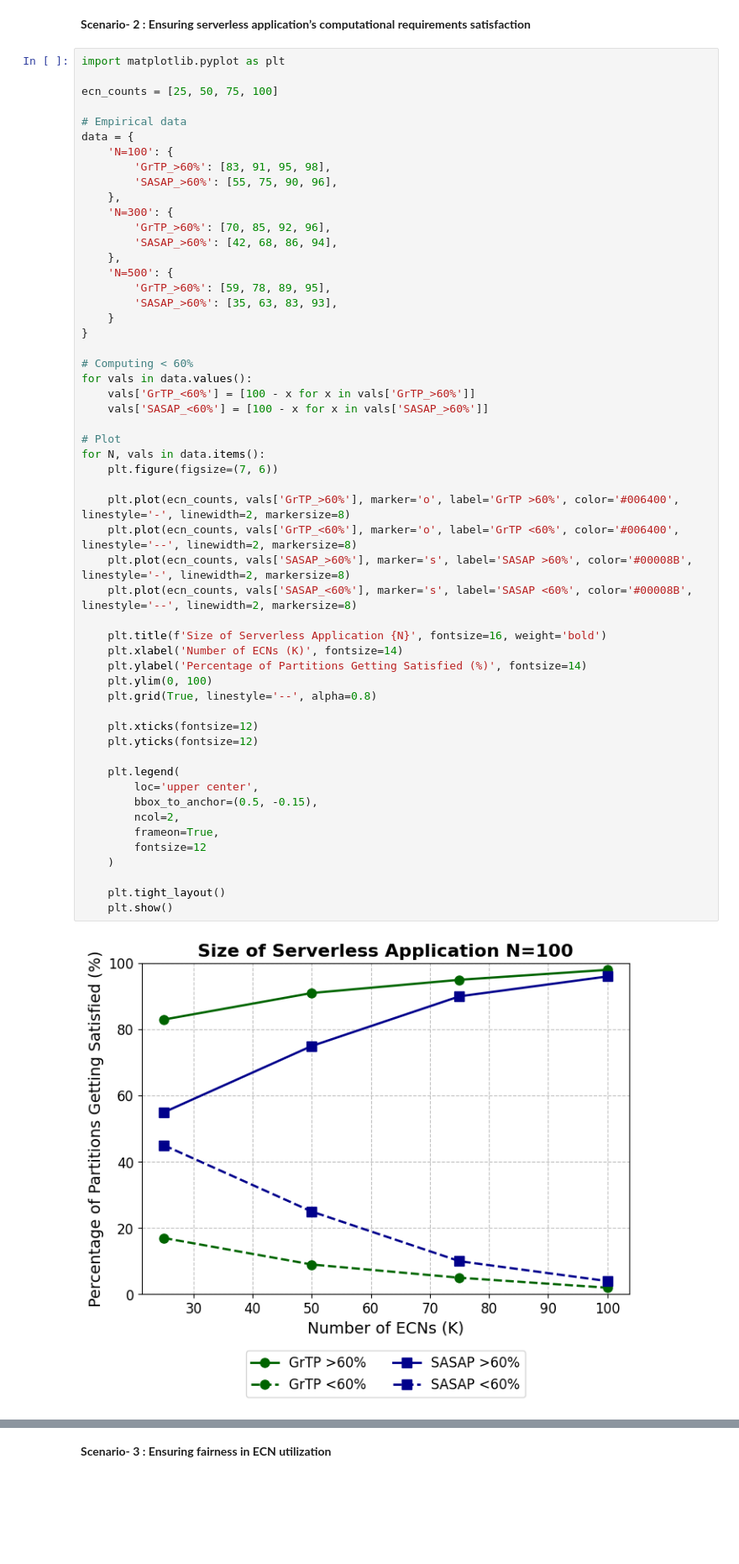
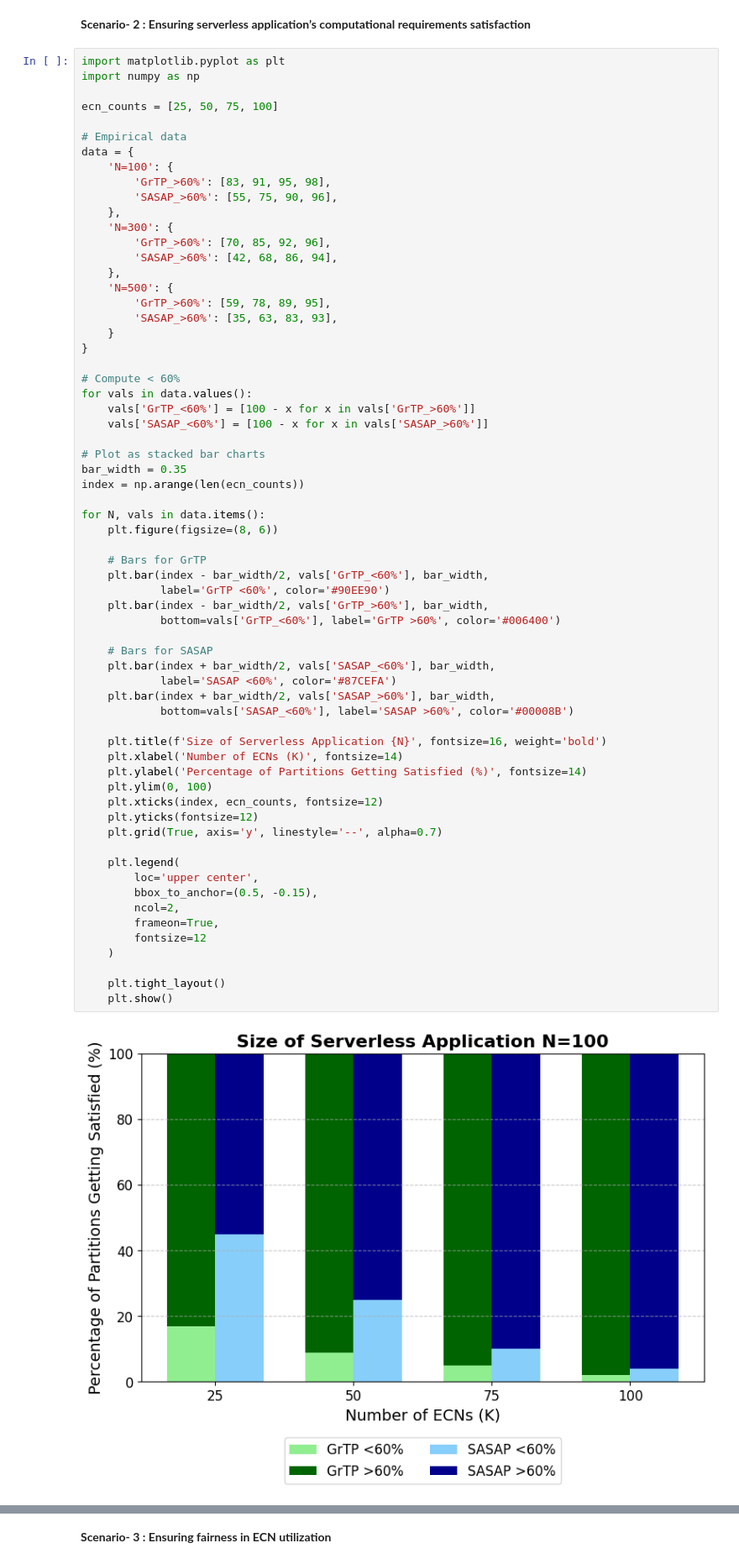
Before and after one commit to Chirag-Bhise/SASAP, a Jupyter notebook: Illustrations.ipynb, the cells around one changed output, grey strips where cells are left out. Shown at 84% size. Saved outputs shown, nothing was run; the diff lists cells and outputs as text; blank space fills up the shorter version.

```diff
--- a/Illustrations.ipynb
+++ b/Illustrations.ipynb
@@ -74,6 +74,7 @@ plt.show()
  computational requirements satisfaction**
 # %%
 import matplotlib.pyplot as plt
+import numpy as np
 
 ecn_counts = [25, 50, 75, 100]
 
@@ -90,41 +91,50 @@ data = {
     'N=500': {
         'GrTP_>60%': [59, 78, 89, 95],
         'SASAP_>60%': [35, 63, 83, 93],
     }
 }
 
-# Computing < 60%
+# Compute < 60%
 for vals in data.values():
     vals['GrTP_<60%'] = [100 - x for x in vals['GrTP_>60%']]
     vals['SASAP_<60%'] = [100 - x for x in vals['SASAP_>60%']]
 
-# Plot
+# Plot as stacked bar charts
+bar_width = 0.35
+index = np.arange(len(ecn_counts))
+
 for N, vals in data.items():
-    plt.figure(figsize=(7, 6))
+    plt.figure(figsize=(8, 6))
 
-    plt.plot(ecn_counts, vals['GrTP_>60%'], marker='o', label='GrTP >60%', color='#006400', linestyle='-', linewidth=2, markersize=8)
-    plt.plot(ecn_counts, vals['GrTP_<60%'], marker='o', label='GrTP <60%', color='#006400', linestyle='--', linewidth=2, markersize=8)
-    plt.plot(ecn_counts, vals['SASAP_>60%'], marker='s', label='SASAP >60%', color='#00008B', linestyle='-', linewidth=2, markersize=8)
-    plt.plot(ecn_counts, vals['SASAP_<60%'], marker='s', label='SASAP <60%', color='#00008B', linestyle='--', linewidth=2, markersize=8)
+    # Bars for GrTP
+    plt.bar(index - bar_width/2, vals['GrTP_<60%'], bar_width,
+            label='GrTP <60%', color='#90EE90')
+    plt.bar(index - bar_width/2, vals['GrTP_>60%'], bar_width,
+            bottom=vals['GrTP_<60%'], label='GrTP >60%', color='#006400')
+
+    # Bars for SASAP
+    plt.bar(index + bar_width/2, vals['SASAP_<60%'], bar_width,
+            label='SASAP <60%', color='#87CEFA')
+    plt.bar(index + bar_width/2, vals['SASAP_>60%'], bar_width,
+            bottom=vals['SASAP_<60%'], label='SASAP >60%', color='#00008B')
 
     plt.title(f'Size of Serverless Application {N}', fontsize=16, weight='bold')
     plt.xlabel('Number of ECNs (K)', fontsize=14)
     plt.ylabel('Percentage of Partitions Getting Satisfied (%)', fontsize=14)
     plt.ylim(0, 100)
-    plt.grid(True, linestyle='--', alpha=0.8)
-
-    plt.xticks(fontsize=12)
+    plt.xticks(index, ecn_counts, fontsize=12)
     plt.yticks(fontsize=12)
+    plt.grid(True, axis='y', linestyle='--', alpha=0.7)
 
     plt.legend(
         loc='upper center',
         bbox_to_anchor=(0.5, -0.15),
         ncol=2,
         frameon=True,
         fontsize=12
     )
 
     plt.tight_layout()
     plt.show()
 # %% [output]
-[figure, old version]
+[figure, new version]
```
Also changed, not shown: parts of 1 cell of this notebook.
